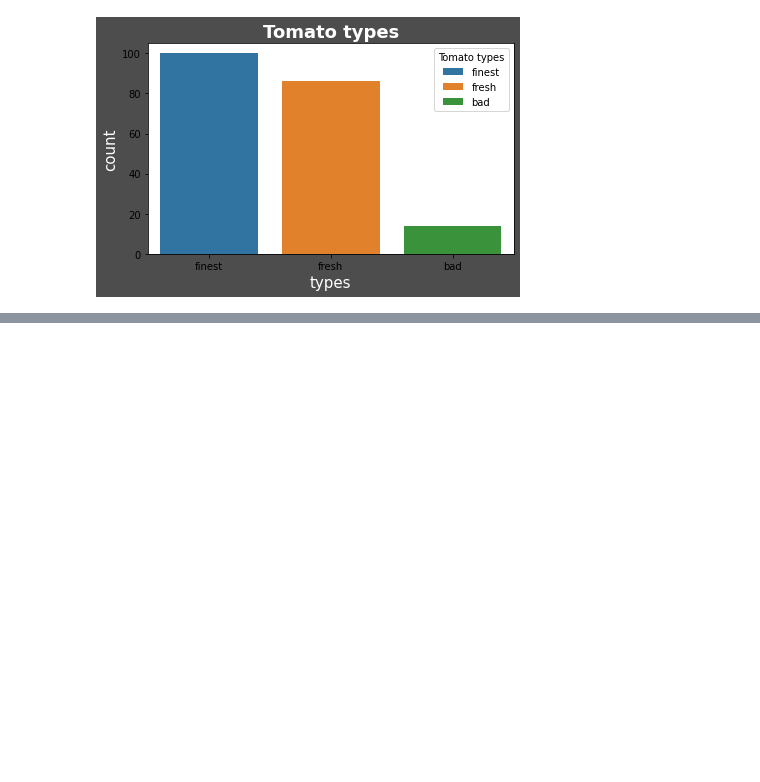
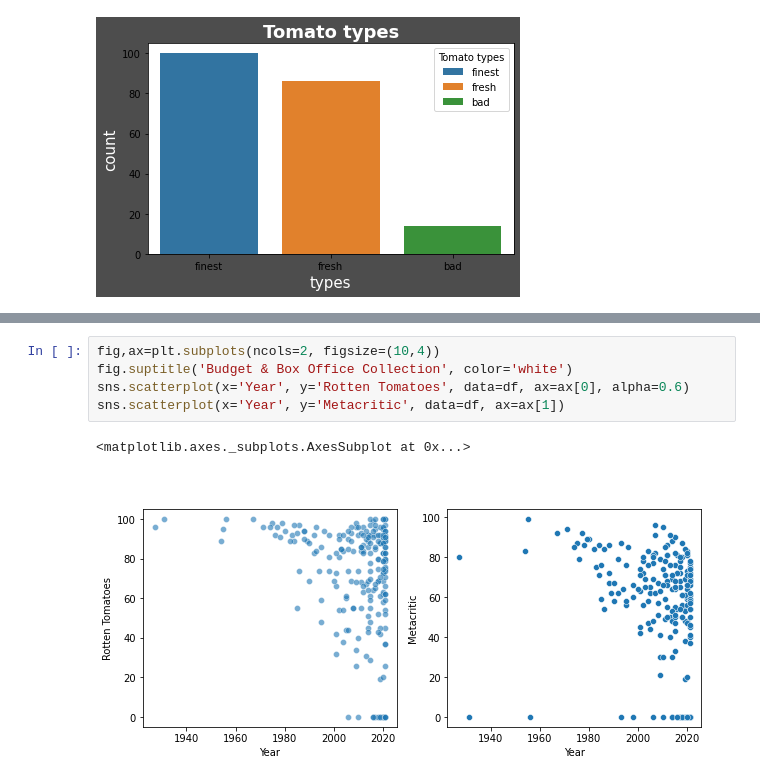
Before and after one commit to ShakilM26/PMDB, a Jupyter notebook: PMDB.ipynb, the cells around one changed output, grey strips where cells are left out. Saved outputs shown, nothing was run; the diff lists cells and outputs as text; blank space fills up the shorter version.

```diff
--- a/PMDB.ipynb
+++ b/PMDB.ipynb
@@ -624,0 +736,8 @@ Name: Month, dtype: int64
+# %%
+fig,ax=plt.subplots(ncols=2, figsize=(10,4))
+fig.suptitle('Budget & Box Office Collection', color='white')
+sns.scatterplot(x='Year', y='Rotten Tomatoes', data=df, ax=ax[0], alpha=0.6)
+sns.scatterplot(x='Year', y='Metacritic', data=df, ax=ax[1])
+# %% [output]
+<matplotlib.axes._subplots.AxesSubplot at 0x...>
+[figure, added]
```
Also changed, not shown: parts of 36 cells of this notebook.
